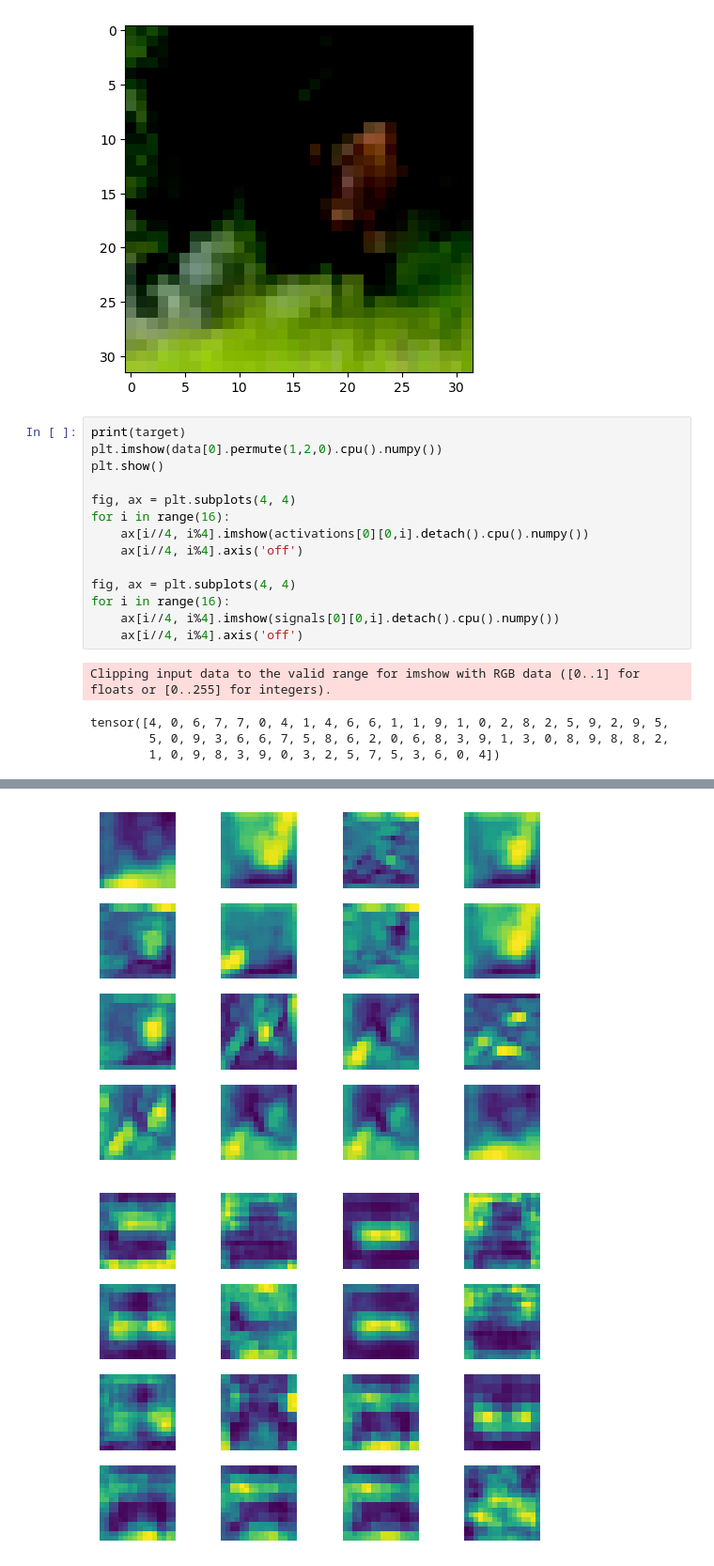
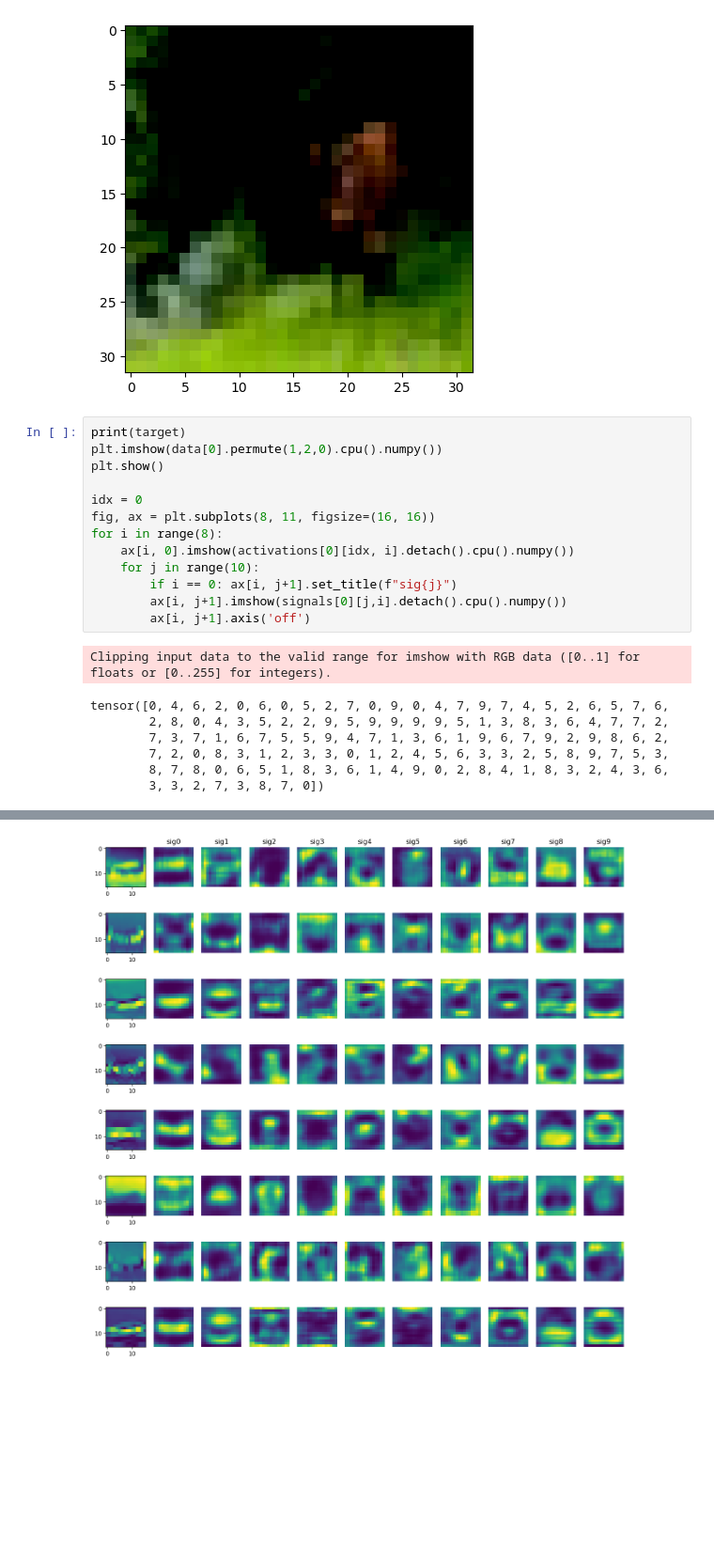
Before and after one commit to IandRover/SIGMA, a Jupyter notebook: main-C10-SIGMA Blr1-Flip Mmt.ipynb, the cells around one changed output, grey strips where cells are left out. Shown at 94% size. Cells and saved outputs as stored; diff of their text form; blank space fills up the shorter version.

```diff
--- a/main-C10-SIGMA Blr1-Flip Mmt.ipynb
+++ b/main-C10-SIGMA Blr1-Flip Mmt.ipynb
@@ -251,17 +260,19 @@ print(target)
 plt.imshow(data[0].permute(1,2,0).cpu().numpy())
 plt.show()
 
-fig, ax = plt.subplots(4, 4)
-for i in range(16):
-    ax[i//4, i%4].imshow(activations[0][0,i].detach().cpu().numpy())
-    ax[i//4, i%4].axis('off')
-
-fig, ax = plt.subplots(4, 4)
-for i in range(16):
-    ax[i//4, i%4].imshow(signals[0][0,i].detach().cpu().numpy())
-    ax[i//4, i%4].axis('off')
+idx = 0
+fig, ax = plt.subplots(8, 11, figsize=(16, 16))
+for i in range(8):
+    ax[i, 0].imshow(activations[0][idx, i].detach().cpu().numpy())
+    for j in range(10):
+        if i == 0: ax[i, j+1].set_title(f"sig{j}")
+        ax[i, j+1].imshow(signals[0][j,i].detach().cpu().numpy())
+        ax[i, j+1].axis('off')
 # %% [output]
 Clipping input data to the valid range for imshow with RGB data ([0..1] for floats or [0..255] for integers).
-tensor([4, 0, 6, 7, 7, 0, 4, 1, 4, 6, 6, 1, 1, 9, 1, 0, 2, 8, 2, 5, 9, 2, 9, 5,
-        5, 0, 9, 3, 6, 6, 7, 5, 8, 6, 2, 0, 6, 8, 3, 9, 1, 3, 0, 8, 9, 8, 8, 2,
-        1, 0, 9, 8, 3, 9, 0, 3, 2, 5, 7, 5, 3, 6, 0, 4])
+tensor([0, 4, 6, 2, 0, 6, 0, 5, 2, 7, 0, 9, 0, 4, 7, 9, 7, 4, 5, 2, 6, 5, 7, 6,
+        2, 8, 0, 4, 3, 5, 2, 2, 9, 5, 9, 9, 9, 9, 5, 1, 3, 8, 3, 6, 4, 7, 7, 2,
+        7, 3, 7, 1, 6, 7, 5, 5, 9, 4, 7, 1, 3, 6, 1, 9, 6, 7, 9, 2, 9, 8, 6, 2,
+        7, 2, 0, 8, 3, 1, 2, 3, 3, 0, 1, 2, 4, 5, 6, 3, 3, 2, 5, 8, 9, 7, 5, 3,
+        8, 7, 8, 0, 6, 5, 1, 8, 3, 6, 1, 4, 9, 0, 2, 8, 4, 1, 8, 3, 2, 4, 3, 6,
+        3, 3, 2, 7, 3, 8, 7, 0])
@@ -269,3 +280,2 @@ tensor([4, 0, 6, 7, 7, 0, 4, 1, 4, 6, 6, 1, 1, 9, 1, 0, 2, 8, 2, 5, 9, 2, 9, 5,
-[figure, old version]
+[figure, new version]
-[figure, removed]
 # %%
```
Also changed, not shown: parts of 6 cells of this notebook, 2 other files.
